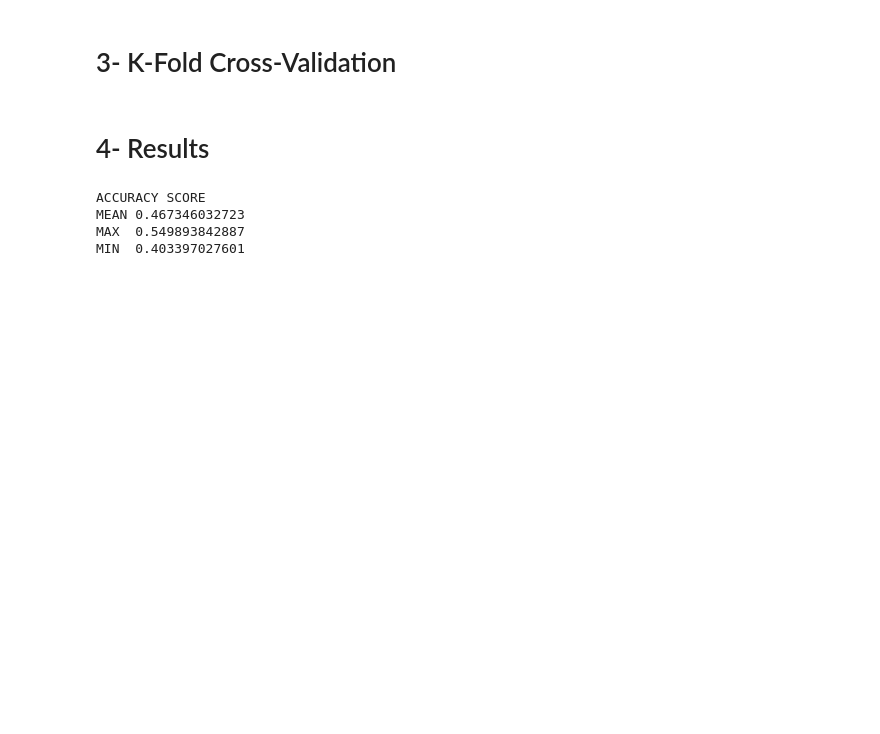
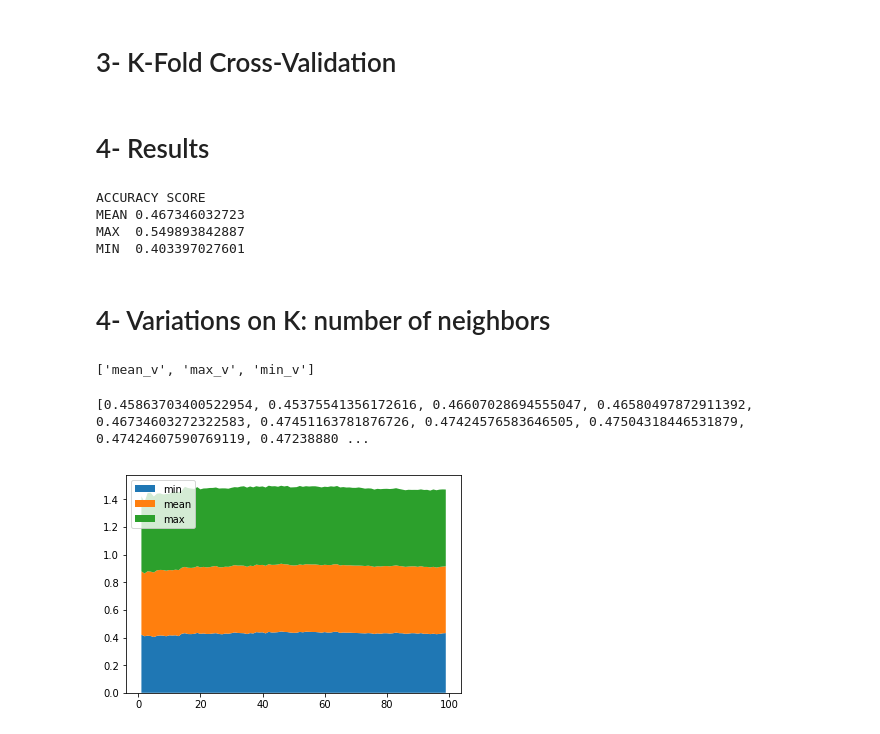
Before and after one commit to ribes96/Grau-MD, a Jupyter notebook: Entrega2/KNN method-k-fold-notext.ipynb, the cells around one changed output. Drawn from its saved outputs; the diff is of its cells as text; code cells hidden in the pictures; blank space fills up the shorter version.

Commit message:
calculations of different k neighbours plot in progress

```diff
--- a/Entrega2/KNN method-k-fold-notext.ipynb
+++ b/Entrega2/KNN method-k-fold-notext.ipynb
@@ -146,3 +151,35 @@ ACCURACY SCORE
 MEAN 0.467346032723
 MAX  0.549893842887
 MIN  0.403397027601
+# %% [markdown]
+# 4- Variations on K: number of neighbors
+# %%
+results = {'mean_v': [], 'max_v': [],'min_v': []}
+for k in range (1, 100):
+    kf, a_s, c_m = k_fold_cross_validation(k_neighbors = k)
+    results['mean_v'].append(sum(a_s) / kf.n_splits)
+    results['max_v'].append(max(a_s))
+    results['min_v'].append(min(a_s))
+print(list(results))
+# %% [output]
+['mean_v', 'max_v', 'min_v']
+# %%
+print(results['mean_v'])
+# %% [output]
+[0.45863703400522954, 0.45375541356172616, 0.46607028694555047, 0.46580497872911392, 0.46734603272322583, 0.47451163781876726, 0.47424576583646505, 0.47504318446531879, 0.47424607590769119, 0.47238880 ...
+# %%
+# Ploting library
+import numpy as np
+import matplotlib.pyplot as plt
+
+# Data
+l = len(results['mean_v'])
+x=range(1,l+1)
+y=[results['min_v'], results['mean_v'], results['max_v']]
+
+# Plot
+plt.stackplot(x,y, labels=['min','mean','max'])
+plt.legend(loc='upper left')
+plt.show()
+# %% [output]
+[figure, added]
```
Also changed, not shown: parts of 1 cell of this notebook.
